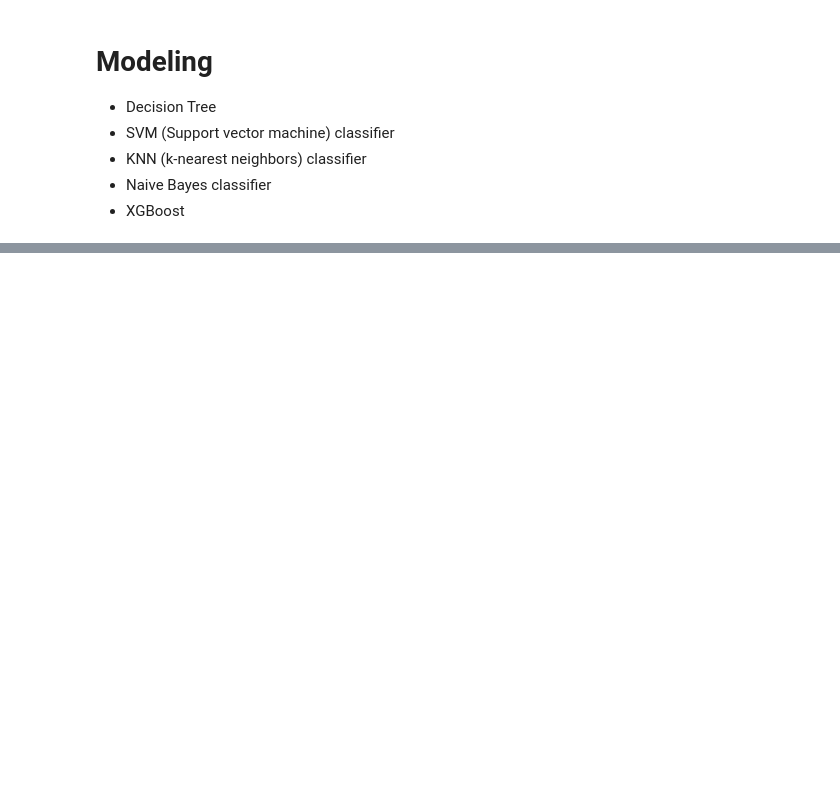
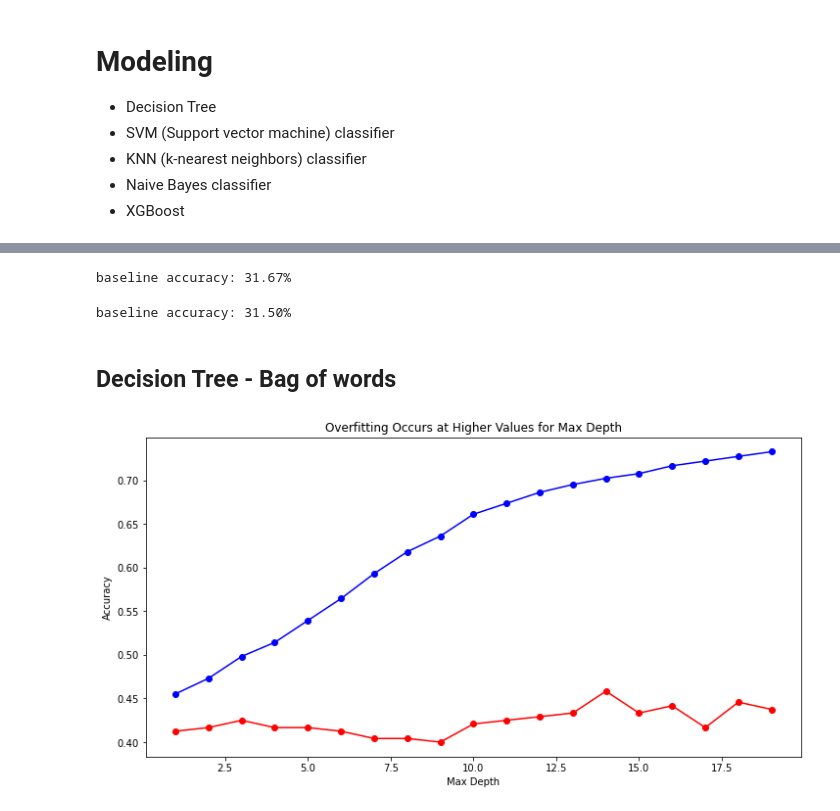
Before and after one commit to MBM-nlp/github_classification_project, a Jupyter notebook: modeling.ipynb, the cells around one changed output, grey strips where cells are left out. Saved outputs shown, nothing was run; the diff lists cells and outputs as text; code cells hidden in the pictures; blank space fills up the shorter version.

Commit message:
model complete

```diff
--- a/modeling.ipynb
+++ b/modeling.ipynb
@@ -45,0 +82,3 @@ import prepare
+# %%
+# Calling function to split data into train, validate, test
+train, validate, test = prepare.train_validate_test_split(df, 'language')
@@ -45,0 +102,4 @@ import prepare
+# %%
+cvr = CountVectorizer(max_features = 50, ngram_range=(1, 2))
+words_train = cvr.fit_transform(train['readme_contents'])
+X_train_a = pd.DataFrame(words_train.todense(), columns=cvr.get_feature_names_out())
@@ -45,0 +120,3 @@ import prepare
+# %%
+words_validate = cvr.transform(validate['readme_contents'])
+X_validate_a = pd.DataFrame(words_validate.todense(), columns=cvr.get_feature_names_out())
@@ -45,0 +164,4 @@ import prepare
+# %%
+y_train = train.language
+y_validate = validate.language
+y_test = test.language
@@ -52,0 +193,5 @@ import prepare
+# %%
+baseline_accuracy = (validate.language == validate.baseline_pred).mean()
+print(f'baseline accuracy: {baseline_accuracy:.2%}')
+# %% [output]
+baseline accuracy: 31.67%
@@ -52,0 +200,46 @@ import prepare
+# %%
+baseline_accuracy = (test.language == test.baseline_pred).mean()
+print(f'baseline accuracy: {baseline_accuracy:.2%}')
+# %% [output]
+baseline accuracy: 31.50%
+# %% [markdown]
+## Decision Tree - Bag of words
+# %%
+# max depth vs. model score, comparing training & validate datasets
+metrics = []
+
+for i in range(1, 20):
+    # Make the model
+    tree = DecisionTreeClassifier(max_depth=i, random_state=123)
+
+    # Fit the model (on train and only train)
+    tree = tree.fit(X_train_a, y_train)
+
+    # Use the model
+    # We'll evaluate the model's performance on train, first
+    in_sample_accuracy = tree.score(X_train_a, y_train)
+
+    out_of_sample_accuracy = tree.score(X_validate_a, y_validate)
+
+    output = {
+        "max_depth": i,
+        "train_accuracy": in_sample_accuracy,
+        "validate_accuracy": out_of_sample_accuracy
+    }
+
+    metrics.append(output)
+
+df = pd.DataFrame(metrics)
+df["difference"] = df.train_accuracy - df.validate_accuracy
+df.sort_values(by = ['validate_accuracy', 'difference'], ascending = [False, True])
+
+# Visualizing model performance as we change the max depth, check if there's overfitting
+plt.figure(figsize=(12, 6))
+plt.plot(df.max_depth, df.train_accuracy, marker = 'o', color = 'blue')
+plt.plot(df.max_depth, df.validate_accuracy, marker = 'o', color = 'red')
+plt.title('Overfitting Occurs at Higher Values for Max Depth')
+plt.xlabel('Max Depth')
+plt.ylabel('Accuracy')
+plt.show()
+# %% [output]
+[figure, added]
```
Also changed, not shown: parts of 56 cells of this notebook.
